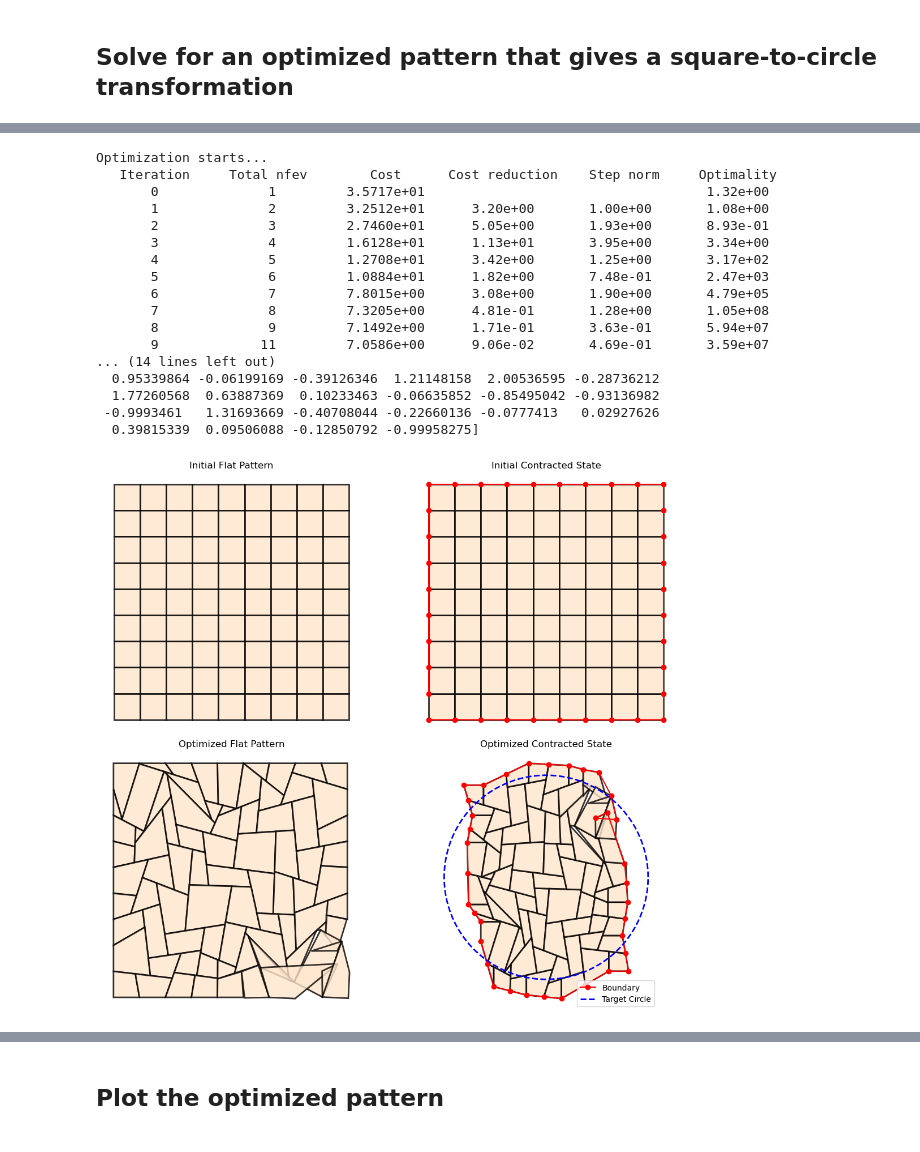
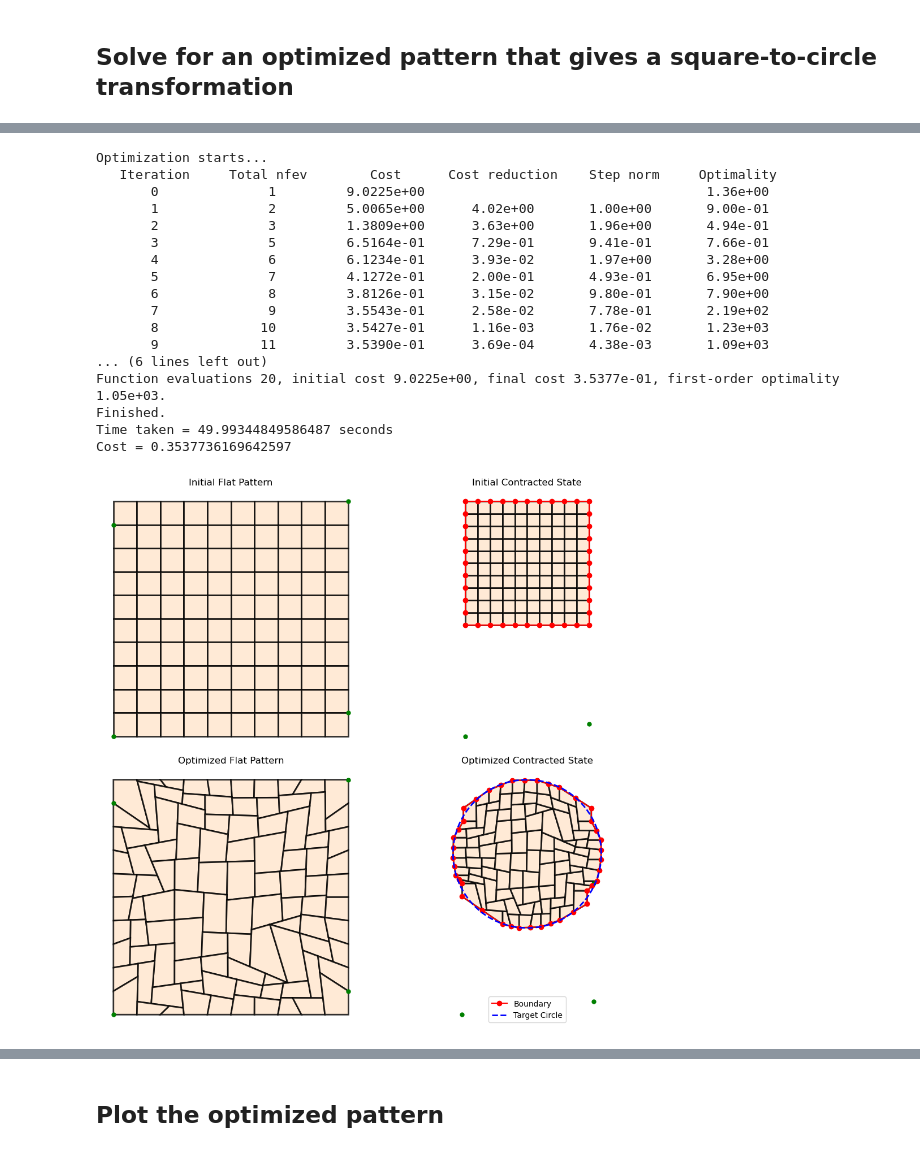
Before and after one commit to milad1378yz/additive-kirigami, a Jupyter notebook: Demo_nonlinear_optimization.ipynb, the cells around one changed output, grey strips where cells are left out. Cells and saved outputs as stored; diff of their text form; code cells hidden in the pictures.

```diff
--- a/Demo_nonlinear_optimization.ipynb
+++ b/Demo_nonlinear_optimization.ipynb
@@ -164,8 +164,8 @@ def boundary_residual_hexagon(interior_offsets_vector,
 ## Solve for an optimized pattern that gives a square-to-circle transformation
 # %%
 # set the pattern size
-width = 8
-height = 8
+width = 9
+height = 9
 
 # create a square kirigami structure and get the required information for the optimization
 structure = MatrixStructure(num_linkage_rows=height, num_linkage_cols=width)
@@ -196,6 +196,8 @@ structure.linear_inverse_design(boundary_points_vector, corners, np.reshape(np.z
 structure.make_hinge_contact_points()
 initial_points, _ = structure.layout(phi=np.pi)
 plot_structure(initial_points, structure.quads, structure.linkages, ax)
+# add corner points for reference
+ax.plot(corners[:,0], corners[:,1], 'go', markersize=5)
 ax.set_title("Initial Square Kirigami Pattern")
 ax.set_aspect('equal')
 plt.show()
@@ -219,6 +221,10 @@ fig, (ax1, ax2) = plt.subplots(1, 2, figsize=(12, 6))
 
 # Plot initial contracted state
 plot_structure(deployed_points, structure.quads, structure.linkages, ax1)
+ax.plot(corners[:,0], corners[:,1], 'ro', markersize=5)
+# add boundary points for reference
+for i, bound in enumerate(bound_linkage_inds):
+    ax.plot(boundary_points[i][:,0], boundary_points[i][:,1], 'go', markersize=5, label=f'Boundary {i+1}')
 ax1.plot(deployed_points[reduced_dual_bound_inds,0], deployed_points[reduced_dual_bound_inds,1], 'ro-', linewidth=2, markersize=4)
 ax1.set_title("Initial Contracted State (φ = 0)")
 ax1.set_aspect('equal')
@@ -235,13 +241,11 @@ plt.show()
 # that gives a square-to-circle transformation
 print("Optimization starts...")
 start = time.time()
-result = scopt.least_squares(boundary_residual_hexagon, np.zeros(width*height),bounds=(-np.ones(width*height),np.inf),xtol = 1e-4,verbose=2)
+result = scopt.least_squares(boundary_residual_circle, np.zeros(width*height),bounds=(-np.ones(width*height),np.inf),xtol = 1e-8,verbose=2)
 end = time.time()
 print("Finished.")
 print('Time taken = ' + str(end - start) + ' seconds')
 print('Cost = ' + str(result.cost))
-print('Optimal offset = ')
-print(result.x)
 
 # Plot 3: Optimization results comparison
 fig, ((ax1, ax2), (ax3, ax4)) = plt.subplots(2, 2, figsize=(12, 10))
@@ -251,12 +255,16 @@ structure.linear_inverse_design(boundary_points_vector, corners, np.reshape(np.z
 structure.make_hinge_contact_points()
 initial_flat, _ = structure.layout(phi=np.pi)
 plot_structure(initial_flat, structure.quads, structure.linkages, ax1)
+# add corner points for reference
+ax1.plot(corners[:,0], corners[:,1], 'go', markersize=5)
 ax1.set_title("Initial Flat Pattern")
 ax1.set_aspect('equal')
 
 # Initial contracted
 initial_contracted, _ = structure.layout(phi=0.0)
 plot_structure(initial_contracted, structure.quads, structure.linkages, ax2)
+# add corner points for reference
+ax2.plot(corners[:,0], corners[:,1], 'go', markersize=5)
 ax2.plot(initial_contracted[reduced_dual_bound_inds,0], initial_contracted[reduced_dual_bound_inds,1], 'ro-')
 ax2.set_title("Initial Contracted State")
 ax2.set_aspect('equal')
@@ -267,12 +275,15 @@ structure.linear_inverse_design(boundary_points_vector, corners, opt_offsets, bo
 structure.make_hinge_contact_points()
 opt_flat, _ = structure.layout(phi=np.pi)
 plot_structure(opt_flat, structure.quads, structure.linkages, ax3)
+ax3.plot(corners[:,0], corners[:,1], 'go', markersize=5)
 ax3.set_title("Optimized Flat Pattern")
 ax3.set_aspect('equal')
 
 # Optimized contracted with circle overlay
 opt_contracted, _ = structure.layout(phi=0.0)
 plot_structure(opt_contracted, structure.quads, structure.linkages, ax4)
+# add corner points for reference
+ax4.plot(corners[:,0], corners[:,1], 'go', markersize=5)
 ax4.plot(opt_contracted[reduced_dual_bound_inds,0], opt_contracted[reduced_dual_bound_inds,1], 'ro-', label='Boundary')
 # Add target circle for comparison
 center = np.mean(opt_contracted[reduced_dual_bound_inds], axis=0)
@@ -291,18 +302,18 @@ plt.show()
 Optimization starts...
    Iteration     Total nfev        Cost      Cost reduction    Step norm     Optimality
-       0              1         3.5717e+01                                    1.32e+00
-       1              2         3.2512e+01      3.20e+00       1.00e+00       1.08e+00
-       2              3         2.7460e+01      5.05e+00       1.93e+00       8.93e-01
-       3              4         1.6128e+01      1.13e+01       3.95e+00       3.34e+00
-       4              5         1.2708e+01      3.42e+00       1.25e+00       3.17e+02
-       5              6         1.0884e+01      1.82e+00       7.48e-01       2.47e+03
-       6              7         7.8015e+00      3.08e+00       1.90e+00       4.79e+05
-       7              8         7.3205e+00      4.81e-01       1.28e+00       1.05e+08
-       8              9         7.1492e+00      1.71e-01       3.63e-01       5.94e+07
-       9             11         7.0586e+00      9.06e-02       4.69e-01       3.59e+07
-... (14 lines left out)
-  0.95339864 -0.06199169 -0.39126346  1.21148158  2.00536595 -0.28736212
-  1.77260568  0.63887369  0.10233463 -0.06635852 -0.85495042 -0.93136982
- -0.9993461   1.31693669 -0.40708044 -0.22660136 -0.0777413   0.02927626
-  0.39815339  0.09506088 -0.12850792 -0.99958275]
+       0              1         9.0225e+00                                    1.36e+00
+       1              2         5.0065e+00      4.02e+00       1.00e+00       9.00e-01
+       2              3         1.3809e+00      3.63e+00       1.96e+00       4.94e-01
+       3              5         6.5164e-01      7.29e-01       9.41e-01       7.66e-01
+       4              6         6.1234e-01      3.93e-02       1.97e+00       3.28e+00
+       5              7         4.1272e-01      2.00e-01       4.93e-01       6.95e+00
+       6              8         3.8126e-01      3.15e-02       9.80e-01       7.90e+00
+       7              9         3.5543e-01      2.58e-02       7.78e-01       2.19e+02
+       8             10         3.5427e-01      1.16e-03       1.76e-02       1.23e+03
+       9             11         3.5390e-01      3.69e-04       4.38e-03       1.09e+03
+... (6 lines left out)
+Function evaluations 20, initial cost 9.0225e+00, final cost 3.5377e-01, first-order optimality 1.05e+03.
+Finished.
+Time taken = 49.99344849586487 seconds
+Cost = 0.3537736169642597
-[figure, old version]
+[figure, new version]
```
Also changed, not shown: parts of 5 cells of this notebook, 3 other files.
